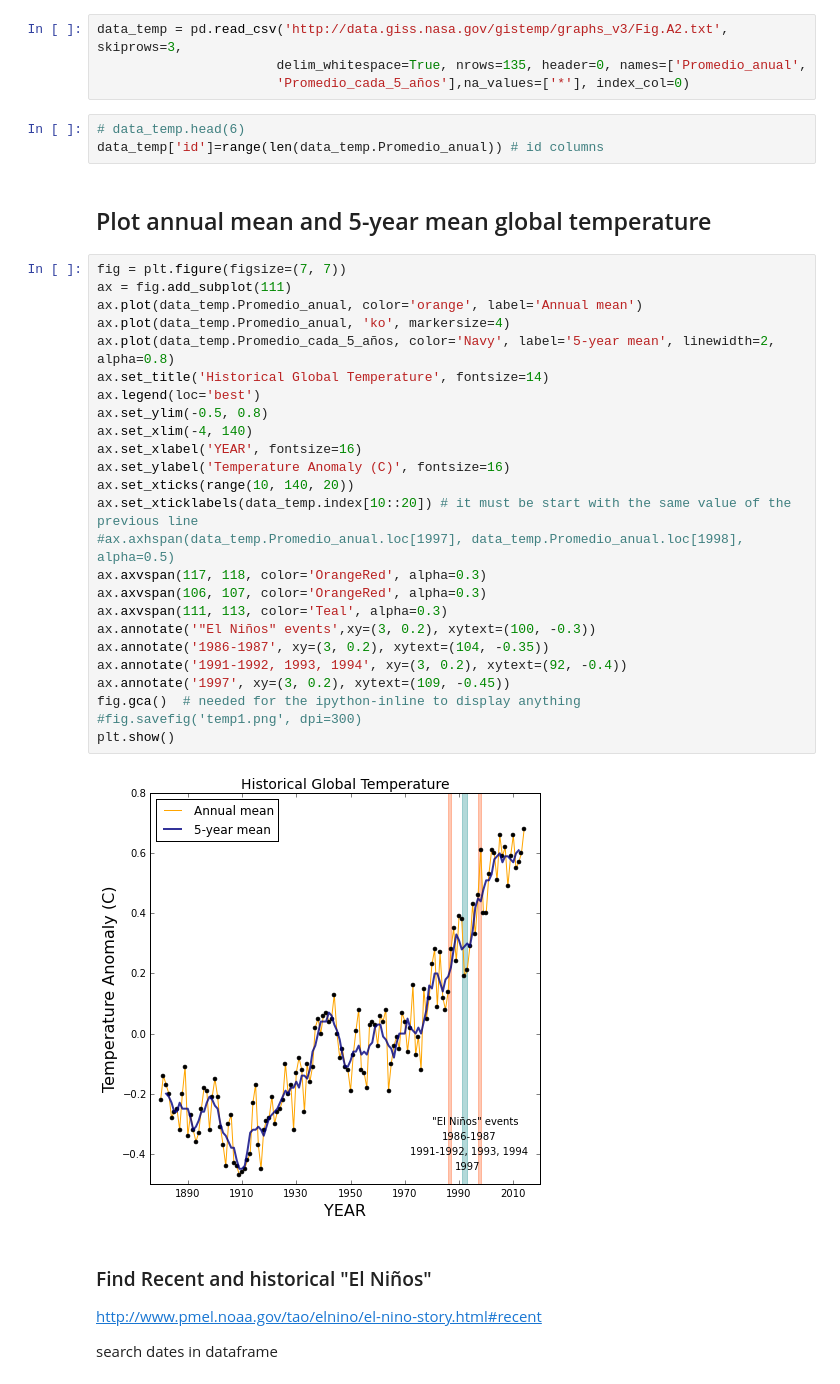
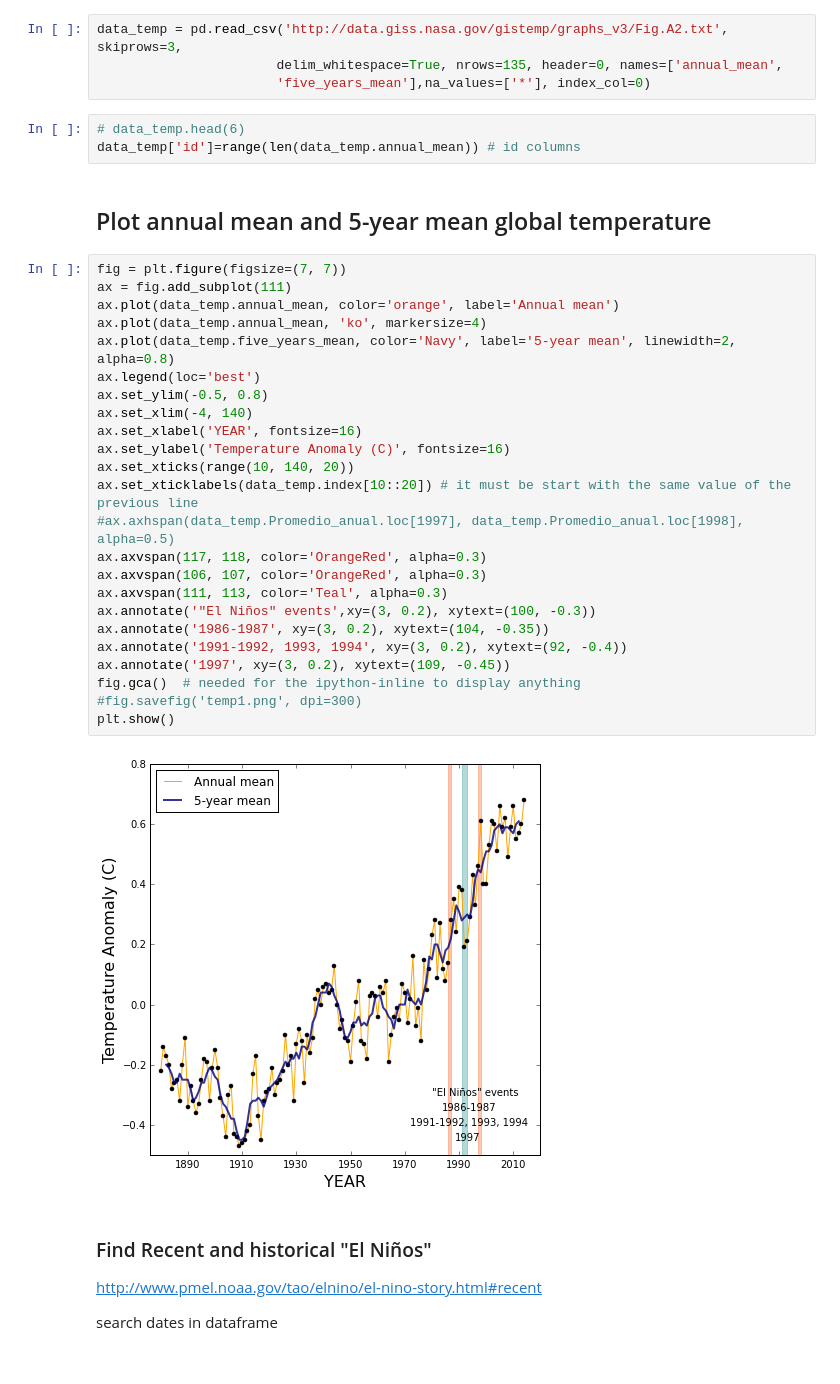
Before and after one commit to farliz/MatpliplibForClimateChange, a Jupyter notebook: MatplotlibForClimateChange.ipynb, the cells around one changed output. Saved outputs shown, nothing was run; the diff lists cells and outputs as text.

Commit message:
names changed

```diff
--- a/MatplotlibForClimateChange.ipynb
+++ b/MatplotlibForClimateChange.ipynb
@@ -12,39 +13,38 @@ http://climate.nasa.gov/vital-signs/global-temperature/
 # %%
 data_temp = pd.read_csv('http://data.giss.nasa.gov/gistemp/graphs_v3/Fig.A2.txt', skiprows=3,
-                       delim_whitespace=True, nrows=135, header=0, names=['Promedio_anual',
-                       'Promedio_cada_5_años'],na_values=['*'], index_col=0)
+                       delim_whitespace=True, nrows=135, header=0, names=['annual_mean',
+                       'five_years_mean'],na_values=['*'], index_col=0)
 # %%
 # data_temp.head(6)
-data_temp['id']=range(len(data_temp.Promedio_anual)) # id columns
+data_temp['id']=range(len(data_temp.annual_mean)) # id columns
 # %% [markdown]
 ## Plot annual mean and 5-year mean global temperature
 # %%
 fig = plt.figure(figsize=(7, 7))
 ax = fig.add_subplot(111)
-ax.plot(data_temp.Promedio_anual, color='orange', label='Annual mean')
-ax.plot(data_temp.Promedio_anual, 'ko', markersize=4)
-ax.plot(data_temp.Promedio_cada_5_años, color='Navy', label='5-year mean', linewidth=2, alpha=0.8)
-ax.set_title('Historical Global Temperature', fontsize=14)
+ax.plot(data_temp.annual_mean, color='orange', label='Annual mean')
+ax.plot(data_temp.annual_mean, 'ko', markersize=4)
+ax.plot(data_temp.five_years_mean, color='Navy', label='5-year mean', linewidth=2, alpha=0.8)
 ax.legend(loc='best')
 ax.set_ylim(-0.5, 0.8)
 ax.set_xlim(-4, 140)
 ax.set_xlabel('YEAR', fontsize=16)
 ax.set_ylabel('Temperature Anomaly (C)', fontsize=16)
 ax.set_xticks(range(10, 140, 20))
 ax.set_xticklabels(data_temp.index[10::20]) # it must be start with the same value of the previous line
 #ax.axhspan(data_temp.Promedio_anual.loc[1997], data_temp.Promedio_anual.loc[1998], alpha=0.5)
 ax.axvspan(117, 118, color='OrangeRed', alpha=0.3)
 ax.axvspan(106, 107, color='OrangeRed', alpha=0.3)
 ax.axvspan(111, 113, color='Teal', alpha=0.3)
 ax.annotate('"El Niños" events',xy=(3, 0.2), xytext=(100, -0.3))
 ax.annotate('1986-1987', xy=(3, 0.2), xytext=(104, -0.35))
 ax.annotate('1991-1992, 1993, 1994', xy=(3, 0.2), xytext=(92, -0.4))
 ax.annotate('1997', xy=(3, 0.2), xytext=(109, -0.45))
 fig.gca()  # needed for the ipython-inline to display anything
 #fig.savefig('temp1.png', dpi=300)
 plt.show()
 # %% [output]
-[figure, old version]
+[figure, new version]
 # %% [markdown]
 ### Find Recent and historical "El Niños"
 http://www.pmel.noaa.gov/tao/elnino/el-nino-story.html#recent
```
Also changed, not shown: parts of 1 cell of this notebook.
